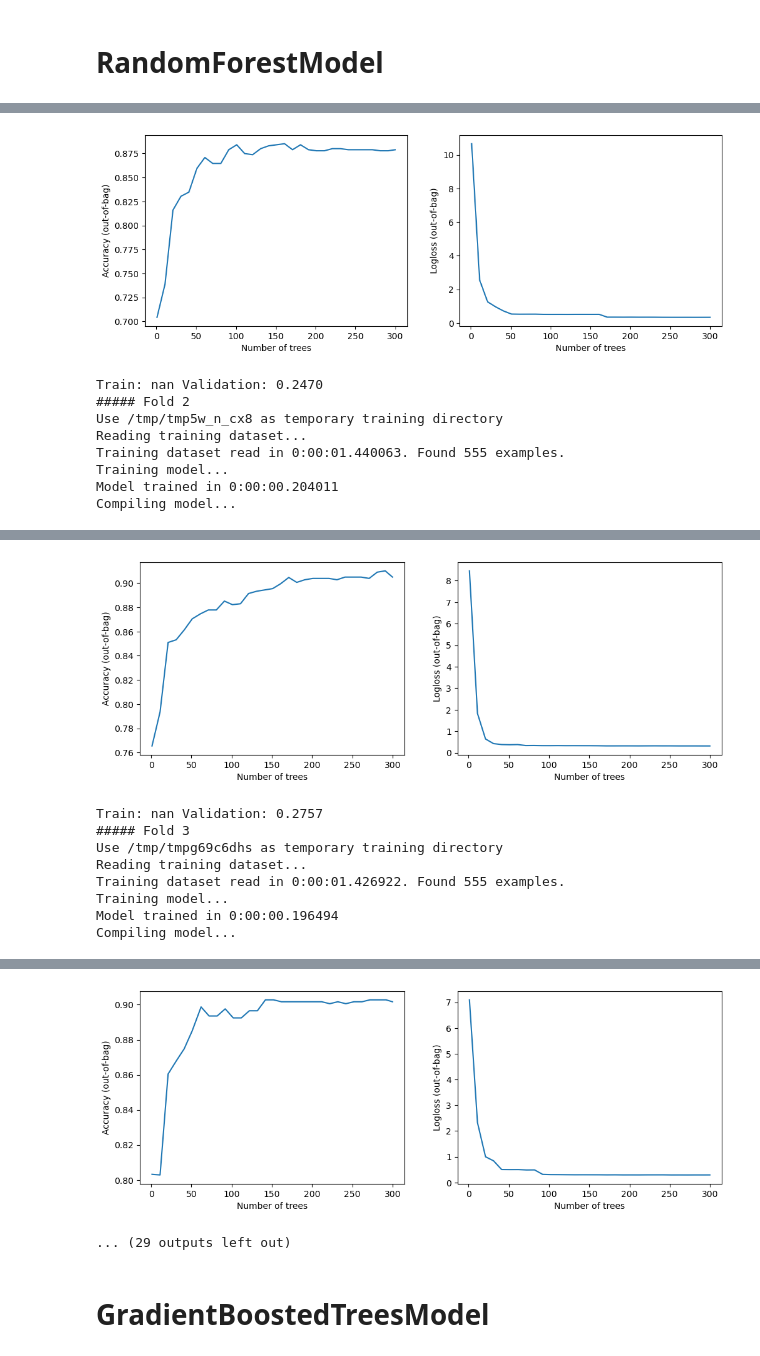
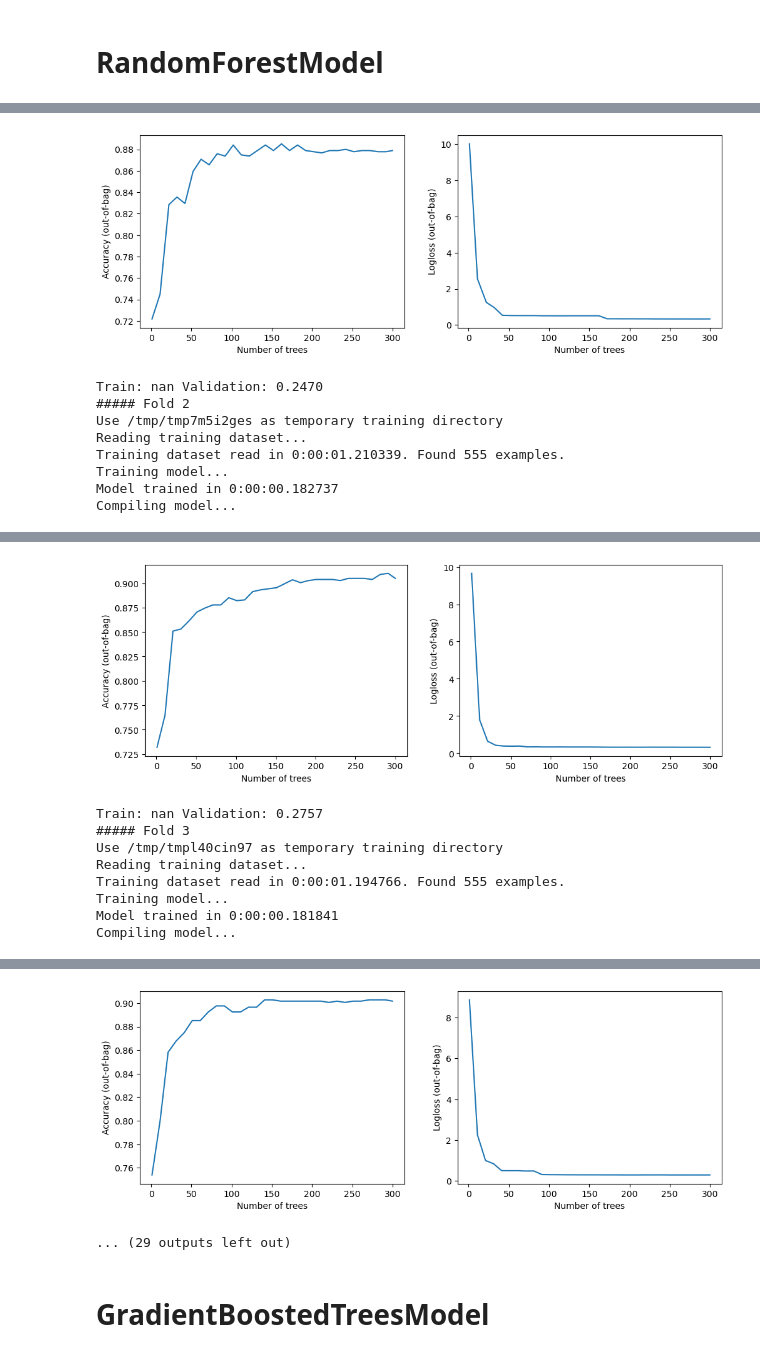
Before and after one commit to Bagirov-lab/Kaggle, a Jupyter notebook: identifying-age-related-train.ipynb, the cells around one changed output, grey strips where cells are left out. Saved outputs shown, nothing was run; the diff lists cells and outputs as text; code cells hidden in the pictures.

```diff
--- a/identifying-age-related-train.ipynb
+++ b/identifying-age-related-train.ipynb
@@ -486,7 +495,7 @@ submition_rf_3, model_rf_3,metrics_rf_3 = train_model(
     n_splits=10,
     model_obj=tfdf.keras.RandomForestModel,
     model_kwargs=dict(max_depth=6, num_trees=300),
-    model_compile_kwargs=dict(metrics=[metrics.accuracy, balanced_logloss_tf]))
+    model_compile_kwargs=dict(metrics=[metrics.binary_accuracy, balanced_logloss_tf]))
 # %% [output]
 Weight for class 0: 0.61
 Weight for class 1: 2.86
@@ -509,9 +517,9 @@ Model compiled.
-[figure, old version]
+[figure, new version]
 Train: nan Validation: 0.2470
 ##### Fold 2
-Use /tmp/tmp5w_n_cx8 as temporary training directory
+Use /tmp/tmp7m5i2ges as temporary training directory
 Reading training dataset...
-Training dataset read in 0:00:01.440063. Found 555 examples.
+Training dataset read in 0:00:01.210339. Found 555 examples.
 Training model...
-Model trained in 0:00:00.204011
+Model trained in 0:00:00.182737
 Compiling model...
@@ -526,9 +535,9 @@ Model compiled.
-[figure, old version]
+[figure, new version]
 Train: nan Validation: 0.2757
 ##### Fold 3
-Use /tmp/tmpg69c6dhs as temporary training directory
+Use /tmp/tmpl40cin97 as temporary training directory
 Reading training dataset...
-Training dataset read in 0:00:01.426922. Found 555 examples.
+Training dataset read in 0:00:01.194766. Found 555 examples.
 Training model...
-Model trained in 0:00:00.196494
+Model trained in 0:00:00.181841
 Compiling model...
@@ -543,4 +552,4 @@ Model compiled.
-[figure, old version]
+[figure, new version]
 ... (29 outputs left out)
 # %% [markdown]
 # GradientBoostedTreesModel
```
Also changed, not shown: parts of 18 cells of this notebook.
